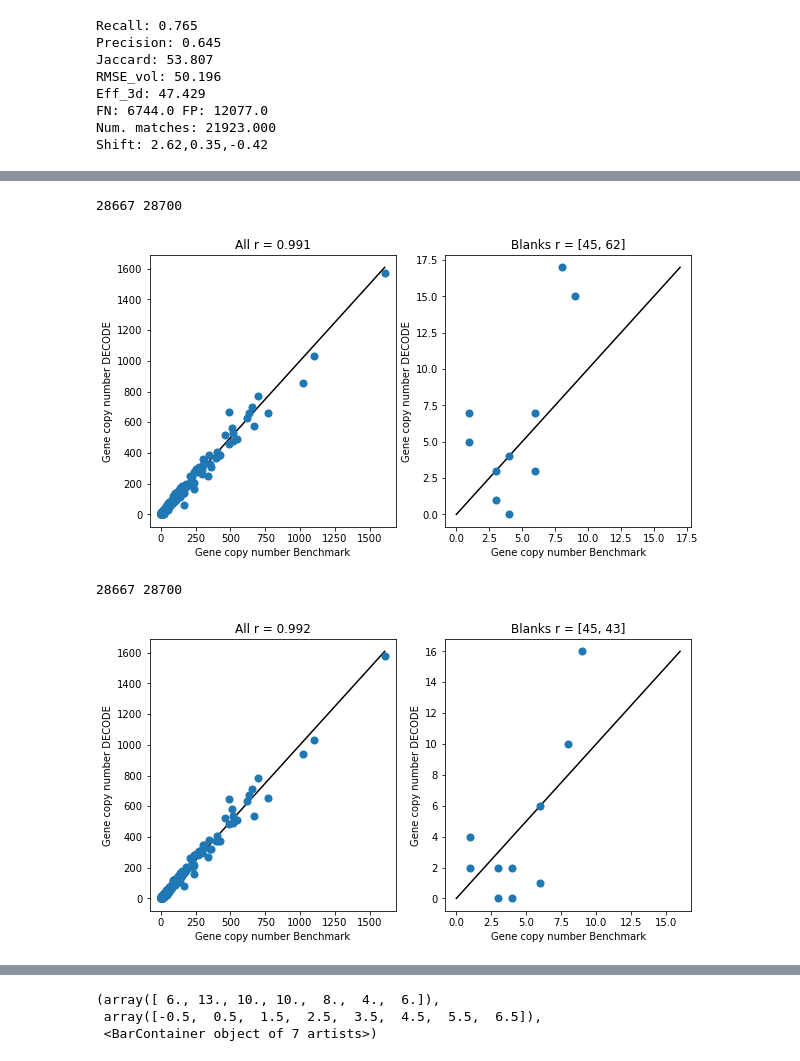
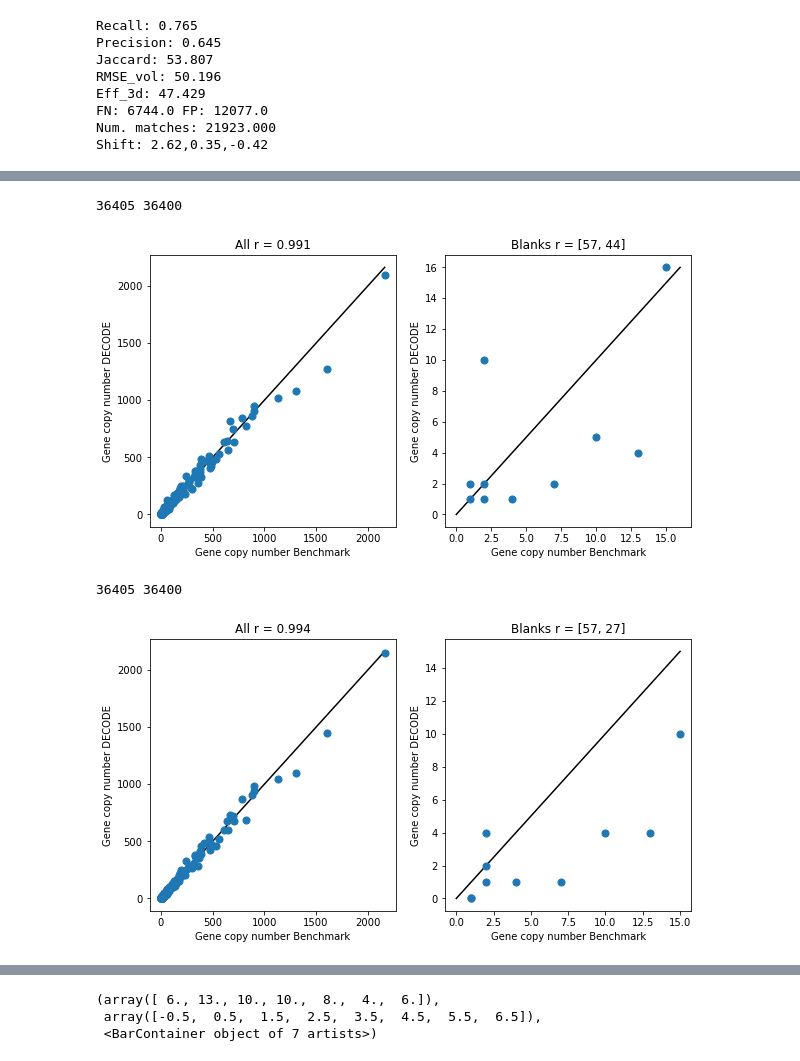
Before and after one commit to TuragaLab/decode_fish, a Jupyter notebook: exp_nbs/MERFISH_MOp.ipynb, the cells around one changed output, grey strips where cells are left out. Drawn from its saved outputs; the diff is of its cells as text; code cells hidden in the pictures.

```diff
--- a/exp_nbs/MERFISH_MOp.ipynb
+++ b/exp_nbs/MERFISH_MOp.ipynb
@@ -101,14 +101,14 @@ cfg.genm.foci.n_mol_range: [5,40]
 # Sets the intensity scale of the simulation. Should be adjusted to cover observed intensity values
 
 cfg.genm.prob_generator.low = 0.0002
-cfg.genm.prob_generator.high = 0.03
+cfg.genm.prob_generator.high = 0.05
 
 # Set to 'disabled' if you do not have a wandb account.
 cfg.output.wandb_mode = 'online'
 
 cfg.network.f_maps = 384
 cfg.network.depth = 2
-cfg.training.bs = 20
+cfg.training.bs = 10
 
 cfg.genm.noise.theta = thetas
 cfg.genm.microscope.ch_facs = channel_facs
@@ -126,7 +126,7 @@ cfg.genm.intensity_dist.int_conc = 4
 cfg.genm.intensity_dist.int_rate = 1.
 cfg.genm.intensity_dist.int_loc = .1
 
-cfg.training.num_iters = 50000
+cfg.training.num_iters = 30000
 cfg.training.int.enabled = False
 cfg.training.mic.enabled = False
 
@@ -135,14 +135,15 @@ cfg.training.bl_loss_scale: 0.005
 cfg.genm.microscope.scale = 400
 cfg.sim.bg_estimation.fractal.scale = 0
 
-cfg.run_name ='MERFISH_mop_8gdn'
+cfg.run_name ='MERFISH_mop_10d'
 
 cfg.training.mic.norm_reg = 0.
 
 cfg.training.mic.par_grads.channel_facs = False
-cfg.training.mic.par_grads.channel_shifts = False
+cfg.training.mic.par_grads.channel_shifts = True
 cfg.training.mic.par_grads.theta_par = False
 cfg.training.mic.par_grads.psf_vol = False
+cfg.training.mic.par_grads.color_shifts = True
 
 cfg.training.net.enabled = True
 
@@ -158,12 +159,13 @@ cfg.training.net.opt.lr = 3e-4
 cfg.training.int_option = 1.
 cfg.training.z_sig_fac = 2.
 
+cfg.evaluation.code_stats.enabled = False
+
 cfg.genm.exp_type.int_inf = 'per_channel'
-# cfg.data_path.micro_init = '/groups/turaga/home/speisera/Mackebox/Artur/WorkDB/deepstorm//models/fishcod/MERFISH_MOp/sweep_mop_8d2/channel_shifts:True//microscope.pkl'
-# cfg.data_path.micro_init = '/groups/turaga/home/speisera/Mackebox/Artur/WorkDB/deepstorm//models/fishcod/MERFISH_MOp/sweep_mop_8d/start_mic:0xenabled:Falsexl1_reg:0.0003xpsf_vol:Truextheta_par:True/microscope.pkl'
-# cfg.data_path.model_init  = '/groups/turaga/home/speisera/Mackebox/Artur/WorkDB/deepstorm//models/fishcod/MERFISH_MOp/sweep_mop_8d/start_mic:100000xpsf_vol:Truextheta_par:Truexlr:0.0004/'
+cfg.data_path.micro_init = '/groups/turaga/home/speisera/Mackebox/Artur/WorkDB/deepstorm//models/fishcod/MERFISH_MOp/sweep_mop_8d/start_mic:0xenabled:Falsexl1_reg:0.0003xpsf_vol:Truextheta_par:True/microscope_wcolshifts.pkl'
+# cfg.data_path.micro_init = '/groups/turaga/home/speisera/Mackebox/Artur/WorkDB/deepstorm//models/fishcod/MERFISH_MOp/sweep_mop_9b/color_shifts:Truexl1_reg:0.0002/microscope.pkl'
+# cfg.data_path.model_init  = '/groups/turaga/home/speisera/Mackebox/Artur/WorkDB/deepstorm//models/fishcod/MERFISH_MOp/sweep_mop_9b/seed:1/'
 cfg.genm.exp_type.const_theta_sim = True
-cfg.data_path.micro_init = None
 
 cfg.training.net.bl_loss_scale = 0.003
 cfg.network.is_2D = True
@@ -323,5 +332,6 @@ get_simulation_statistics(decode_dl, micro, **cfg.genm.intensity_dist, int_thres
 # Evaluation
 # %%
 # cfg = OmegaConf.load(f'/groups/turaga/home/speisera/Mackebox/Artur/WorkDB/deepstorm/models/fishcod/MERFISH_MOp/sweep_mop_6a/pos_noise_xy:0.5xpos_noise_z:0.2xpsf_vol:False/train.yaml')
-cfg = OmegaConf.load(f'/groups/turaga/home/speisera/Mackebox/Artur/WorkDB/deepstorm/models/fishcod/MERFISH_MOp/sweep_mop_8g6/high:0.07xbs:10///train.yaml')
+cfg = OmegaConf.load(f'/groups/turaga/home/speisera/Mackebox/Artur/WorkDB/deepstorm/models/fishcod/MERFISH_MOp/sweep_mop_8d/start_mic:0xenabled:Falsexl1_reg:0.0003xpsf_vol:Truextheta_par:True/train.yaml')
+# cfg = OmegaConf.load(f'/groups/turaga/home/speisera/Mackebox/Artur/WorkDB/deepstorm/models/fishcod/MERFISH_MOp/sweep_mop_10/start_mic:0/train.yaml')
 # cfg = OmegaConf.load(f'/groups/turaga/home/speisera/Mackebox/Artur/WorkDB/deepstorm/models/fishcod/MERFISH_MOp/sweep_mop_5b_psf_opt/l1_reg:0.0003xlr:1e-05/train.yaml')
@@ -394,7 +419,7 @@ for i in range(len(psf_init[0])):
     im = plt.imshow(cpu(psf_init)[0,i])
     add_colorbar(im)
     plt.subplot(142)
-    im = plt.imshow(cpu(psf_vol)[1,i])
+    im = plt.imshow(cpu(psf_vol)[0,i])
     add_colorbar(im)
     plt.subplot(143)
     im = plt.imshow(cpu(psf_vol-psf_init)[0,i])
@@ -459,6 +484,13 @@ from decode_fish.engine.point_process import PointProcessUniform
 from decode_fish.funcs.emitter_io import *
 from decode_fish.funcs.output_trafo import *
 from decode_fish.funcs.evaluation import *
+
+upsamp = torch.nn.UpsamplingBilinear2d(size = [2048,2048])
+colshift_inp = kornia.filters.gaussian_blur2d(micro.color_shifts,  (9,9), (3,3))
+colshift_inp = colshift_inp[0] - colshift_inp[1]
+colshift_inp = upsamp(colshift_inp[:,None])
+colshift_inp = (colshift_inp * model.inp_scale) + model.inp_offset
+colshift_inp = colshift_inp.detach()
 
 def sim_data(decode_dl, batches, micro, model, channels=1, n_bits=1, sim_z=True, codebook=None):
 
@@ -467,9 +499,9 @@ def sim_data(decode_dl, batches, micro, model, channels=1, n_bits=1, sim_z=True,
 
     for _ in range(batches):
         with torch.no_grad():
-            x, local_rate, background = next(iter(decode_dl))
+            x, local_rate, background, zcrop, ycrop, xcrop = next(iter(decode_dl))
             sim_vars = PointProcessUniform(local_rate[:,0] ,model.int_dist.int_conc, model.int_dist.int_rate, model.int_dist.int_loc, channels=channels, n_bits=n_bits, sim_z=sim_z, codebook=codebook, int_option=cfg.training.int_option).sample(from_code_book=(codebook is not None))
-            ch_inp = micro.get_single_ch_inputs(*sim_vars[:-1])
+            ch_inp = micro.get_single_ch_inputs(*sim_vars[:-1], ycrop=ycrop.flatten(), xcrop=xcrop.flatten())
             xsim = micro(*ch_inp, add_noise=True, add_pos_noise=True)
 
 
@@ -478,12 +510,14 @@ def sim_data(decode_dl, batches, micro, model, channels=1, n_bits=1, sim_z=True,
                                            sim_iters=5, channels=cfg.genm.exp_type.n_channels, n_bits=1,
                                            sim_z=cfg.genm.exp_type.pred_z, codebook=None, int_option=cfg.training.int_option).sample(from_code_book=False)
 
-            noise_inp = micro.get_single_ch_inputs(*noise_vars[:-1])
+            noise_inp = micro.get_single_ch_inputs(*noise_vars[:-1], ycrop=ycrop.flatten(), xcrop=xcrop.flatten())
             xsim += micro(*noise_inp, add_noise=True)
 
             x = micro.noise(xsim, background, const_theta_sim=cfg.genm.exp_type.const_theta_sim).sample()
 
             xsim_col.append(x)
+#             colshift_crop = torch.concat([colshift_inp[:,:,ycrop[i]:ycrop[i]+cfg.sim.random_crop.crop_sz, xcrop[i]:xcrop[i]+cfg.sim.random_crop.crop_sz][None] for i in range(len(ycrop))], 0)
+#             xsim_col.append(torch.concat([x,colshift_crop], 1))
 
             gt_vars = sim_vars[:-2]
             gt_df = sample_to_df(*gt_vars, sim_vars[-1], px_size_zyx=[1.,1.,1.])
@@ -763,10 +813,10 @@ See the caveats in the documentation: https://pandas.pydata.org/pandas-docs/stab
 # %%
-plot_gene_panels(res_single.nsmallest(28700, 'comb_sig'), bench_single, targets)
+plot_gene_panels(res_single.nsmallest(36400, 'comb_sig'), bench_single, targets)
 # %% [output]
-28667 28700
+36405 36400
-[figure, old version]
+[figure, new version]
 # %%
-plot_gene_panels(res_single.nsmallest(28700, 'score'), bench_single, targets)
+plot_gene_panels(res_single.nsmallest(36400, 'score'), bench_single, targets)
 # %% [output]
-28667 28700
+36405 36400
-[figure, old version]
+[figure, new version]
```
Also changed, not shown: parts of 42 cells of this notebook, 21 other files.
